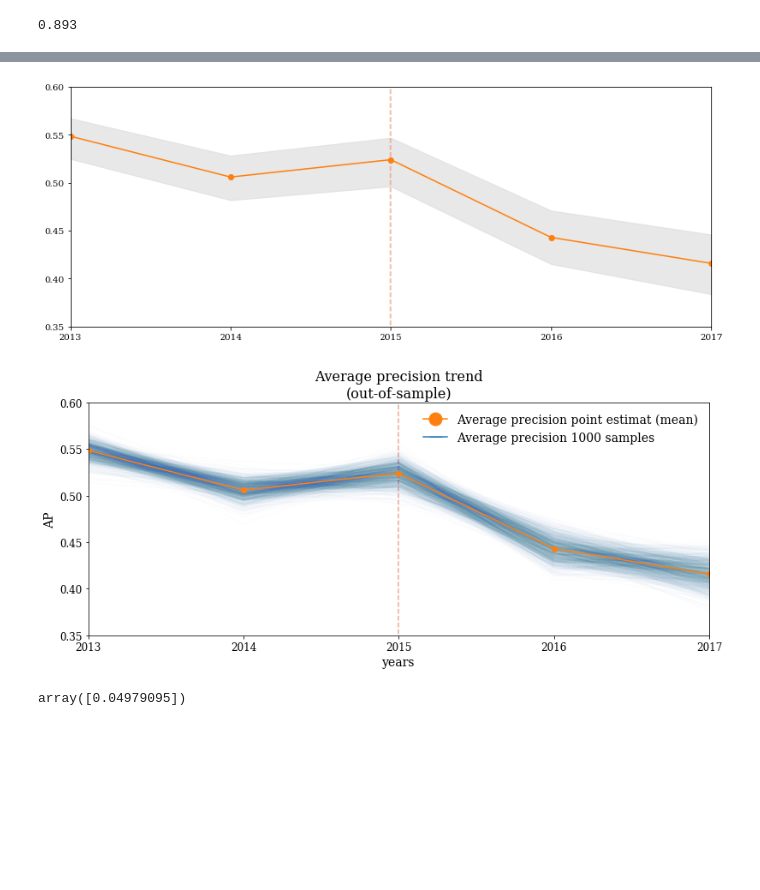
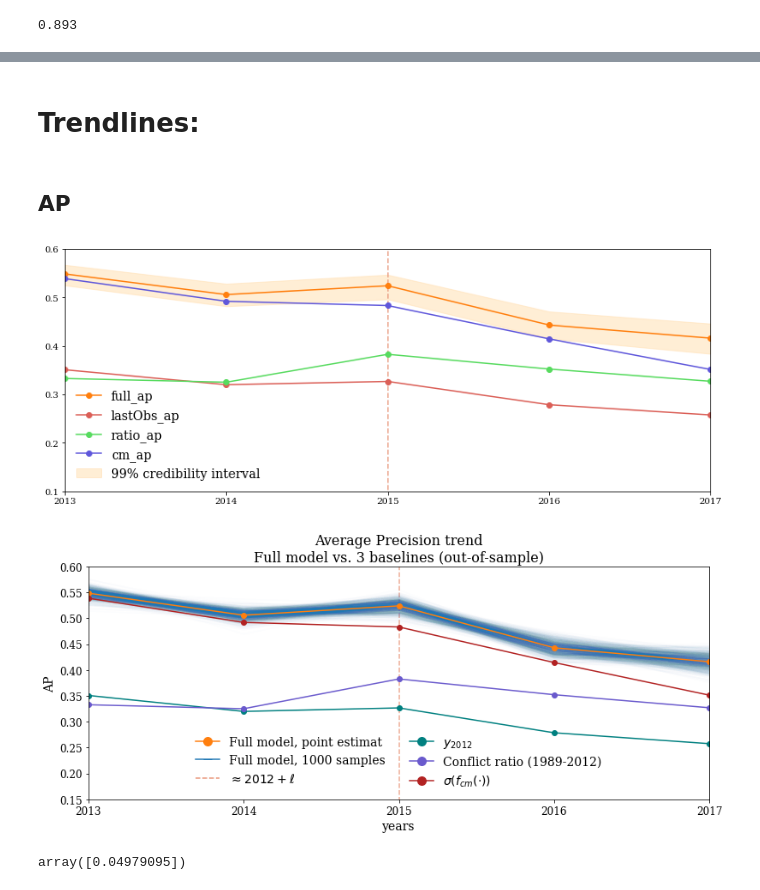
Before and after one commit to Polichinel/Master_Thesis, a Jupyter notebook: Plot_results_better_baseline.ipynb, the cells around one changed output, grey strips where cells are left out. Cells and saved outputs as stored; diff of their text form; code cells hidden in the pictures; blank space fills up the shorter version.

Commit message:
better plots of baseline models

```diff
--- a/Plot_results_better_baseline.ipynb
+++ b/Plot_results_better_baseline.ipynb
@@ -131,2 +77,0 @@ def get_metrics(y, baseline_lastObs, baseline_ratio, baseline_cm, threshold = 0.
-# %%
-f1_dict, ap_dict, brier_dict = get_metrics(y, baseline_lastObs, baseline_ratio, baseline_cm)
@@ -591,0 +142,2 @@ def ap_score(fig_title):
+# %%
+f1_dict, ap_dict, brier_dict, auc_dict = get_metrics(y, baseline_lastObs, baseline_ratio, baseline_cm)
@@ -612,2 +303,6 @@ sum(np.array(dict_of_dicts['2015']['ap']) >= np.array(dict_of_dicts['2014']['ap'
+# %% [markdown]
+# Trendlines:
+# %% [markdown]
+## AP
 # %%
 def ap_trend(fig_title):
@@ -641,9 +350,9 @@ def ap_trend(fig_title):
 
     plt.show()
 # %%
-ap_trend('ap_trend.pdf')
+ap_trend('ap_trend_basline.pdf')
 # %% [output]
-[figure, old version]
+[figure, new version]
 # %%
 def ap_trend_alt(fig_title):
 
@@ -667,18 +376,42 @@ def ap_trend_alt(fig_title):
     plt.vlines(years[2],0,0.6,color='darksalmon', linestyle='dashed',alpha = 0.8)
 
 
-    cred_label = "Average precision 1000 samples"
-    mean_label = 'Average precision point estimat (mean)'
-    cred_line = mlines.Line2D([], [], color='C0', marker='_', markersize=15, label=cred_label)
-    mean_line = mlines.Line2D([], [], color='C1', marker='o', markersize=15, label=mean_label)
-    plt.legend(handles=[mean_line, cred_line],frameon = False, fontsize = 14)
+    #-------------------------------------------------------------------------
 
-    plt.title('Average precision trend\n(out-of-sample)', fontsize = 16)
+    plt.plot(years, ap_dict['cm_ap'], 'o-', color='firebrick')
+    plt.plot(years, ap_dict['lastObs_ap'], 'o-', color='teal')
+    plt.plot(years, ap_dict['ratio_ap'], 'o-', color='slateblue')
+#     plt.plot(years, ap_dict['full_ap'], 'o-', label = 'full_ap', color='c')# Why is this slightly better?
+
+    #-------------------------------------------------------------------------
+
+    cred_label = "Full model, 1000 samples"
+    mean_label = 'Full model, point estimat'
+    cred_line = mlines.Line2D([], [], color='C0', marker='_', markersize=10, label=cred_label)
+    mean_line = mlines.Line2D([], [], color='C1', marker='o', markersize=10, label=mean_label)
+
+
+
+    cm_label = "$σ(f_{cm}(\cdot))$"
+    lastObs_label = '$y_{2012}$'
+    ratio_label = 'Conflict ratio (1989-2012)'
+    cm_line = mlines.Line2D([], [], color='firebrick', marker='o', markersize=10, label=cm_label)
+    lastObs_line = mlines.Line2D([], [], color='teal', marker='o', markersize=10, label=lastObs_label)
+    ratio_line = mlines.Line2D([], [], color='slateblue', marker='o', markersize=10, label=ratio_label)
+
+    vline_label= r'$ \approx 2012 + \ell$'
+    vline_line = mlines.Line2D([], [], color='darksalmon', linestyle='--', markersize=10, label=vline_label)
+
+    plt.legend(loc=8, handles=[mean_line, cred_line, vline_line, lastObs_line, ratio_line, cm_line],frameon = False, fontsize = 14, ncol = 2)
+
+
+
+    plt.title('Average Precision trend\nFull model vs. 3 baselines (out-of-sample)', fontsize = 16)
     plt.xlabel('years', fontsize = 14)
     plt.ylabel('AP', fontsize = 14)
 
     plt.xlim(years[0],years[-1])
-    plt.ylim(0.35,0.6)
+    plt.ylim(0.15,0.6)
 
     plt.xticks(fontsize = 12)
     plt.yticks(fontsize = 12)
@@ -688,9 +421,9 @@ def ap_trend_alt(fig_title):
 
     plt.show()
 # %%
-ap_trend_alt('ap_trend_alt.pdf')
+ap_trend_alt('ap_trend_alt_baseline.pdf')
 # %% [output]
-[figure, old version]
+[figure, new version]
 # %%
 df_test[df_test['year']==2014]['binary_best'].sum()/df_test[df_test['year']==2014]['binary_best'].shape
 # %% [output]
```
Also changed, not shown: parts of 61 cells of this notebook.
